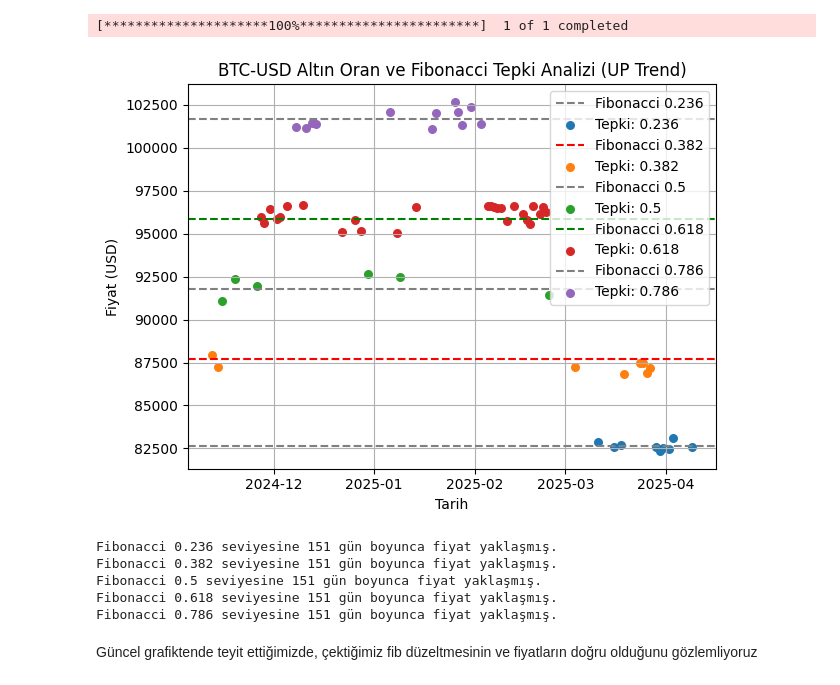
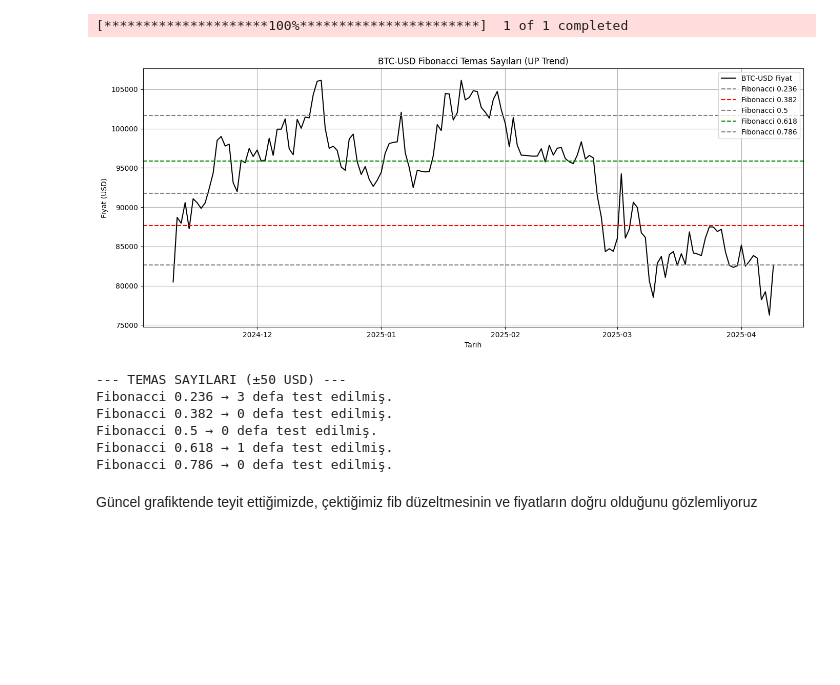
Before and after one commit to musa-fe/Golden_Fibo, a Jupyter notebook: GoldenFibo.ipynb, the cells around one changed output. Saved outputs shown, nothing was run; the diff lists cells and outputs as text; code cells hidden in the pictures; blank space fills up the shorter version.

```diff
--- a/GoldenFibo.ipynb
+++ b/GoldenFibo.ipynb
@@ -37,4 +38,17 @@ def calculate_fibonacci_levels(high, low, direction='down'):
         }
+# %%
+def say_temassayisi(close_series, level_price, fark=50):
+    temas_sayisi = 0
+    icerde = False
+    close_series = close_series.values
+    for fiyat in close_series:
+        if level_price - fark <= fiyat <= level_price + fark:
+            if not icerde:
+                temas_sayisi += 1
+                icerde = True
+        else:
+            icerde = False
+    return temas_sayisi
 # %%
 symbol = "BTC-USD"
 data = yf.download(symbol, start="2024-11-10", end="2025-04-10")
@@ -51,31 +67,24 @@ close_end = float(data['Close'].iloc[-1])
 # %%
 trend = 'up' if close_end > close_start else 'down'
 levels = calculate_fibonacci_levels(high, low, direction=trend)
-# %%
-tepkiler = {}
-for level_name, price in levels.items():
-    mask = (data['Close'] < price * 1.01) & (data['Close'] > price * 0.99)
-    tepkiler[level_name] = data[mask]
 # %%
+plt.figure(figsize=(14, 6))
+plt.plot(data['Close'], label=f"{symbol} Fiyat", color='black')
+
+temas_istatistik = {}
+
 for level, price in levels.items():
-    color = 'green' if level == "0.618" else 'red' if level == "0.382" else 'gray'
+    color = 'green' if level == 0.618 else 'red' if level == 0.382 else 'gray'
     plt.axhline(price, label=f"Fibonacci {level}", linestyle="--", color=color)
-    if not tepkiler[level].empty:
-        plt.scatter(tepkiler[level].index, tepkiler[level]['Close'], label=f"Tepki: {level}", s=30)
+    temas_sayisi = say_temassayisi(data['Close'], price, fark=50)
+    temas_istatistik[level] = temas_sayisi
 
-plt.title(f"{symbol} Altın Oran ve Fibonacci Tepki Analizi ({trend.upper()} Trend)")
+plt.title(f"{symbol} Fibonacci Temas Sayıları ({trend.upper()} Trend)")
 plt.xlabel("Tarih")
 plt.ylabel("Fiyat (USD)")
 plt.legend()
 plt.grid(True)
 plt.tight_layout()
 plt.show()
-for level, df in tepkiler.items():
-    print(f"Fibonacci {level} seviyesine {len(df)} gün boyunca fiyat yaklaşmış.")
 # %% [output]
-[figure, old version]
+[figure, new version]
-Fibonacci 0.236 seviyesine 151 gün boyunca fiyat yaklaşmış.
-Fibonacci 0.382 seviyesine 151 gün boyunca fiyat yaklaşmış.
-Fibonacci 0.5 seviyesine 151 gün boyunca fiyat yaklaşmış.
-Fibonacci 0.618 seviyesine 151 gün boyunca fiyat yaklaşmış.
-Fibonacci 0.786 seviyesine 151 gün boyunca fiyat yaklaşmış.
@@ -92,3 +91,14 @@ def analiz_tepkiler(df, level_price, temas_indexleri, gun_sayisi=5):
+# %%
+print("--- TEMAS SAYILARI (±50 USD) ---")
+for level, sayi in temas_istatistik.items():
+    print(f"Fibonacci {level} → {sayi} defa test edilmiş.")
+# %% [output]
+--- TEMAS SAYILARI (±50 USD) ---
+Fibonacci 0.236 → 3 defa test edilmiş.
+Fibonacci 0.382 → 0 defa test edilmiş.
+Fibonacci 0.5 → 0 defa test edilmiş.
+Fibonacci 0.618 → 1 defa test edilmiş.
+Fibonacci 0.786 → 0 defa test edilmiş.
 # %% [markdown]
 Güncel grafiktende teyit ettiğimizde, çektiğimiz fib düzeltmesinin ve fiyatların doğru olduğunu gözlemliyoruz
 # %% [markdown]
```
Also changed, not shown: parts of 6 cells of this notebook.
